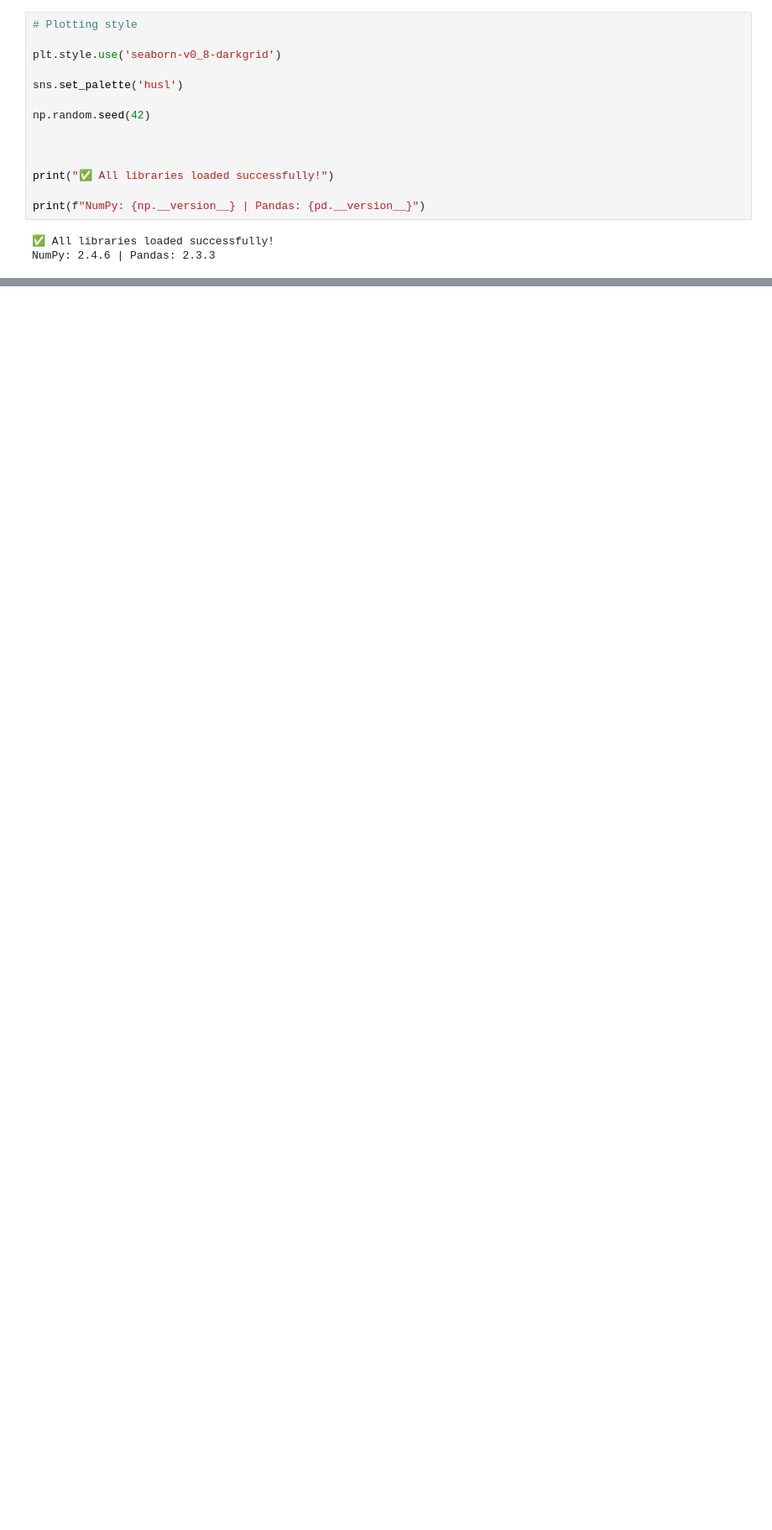
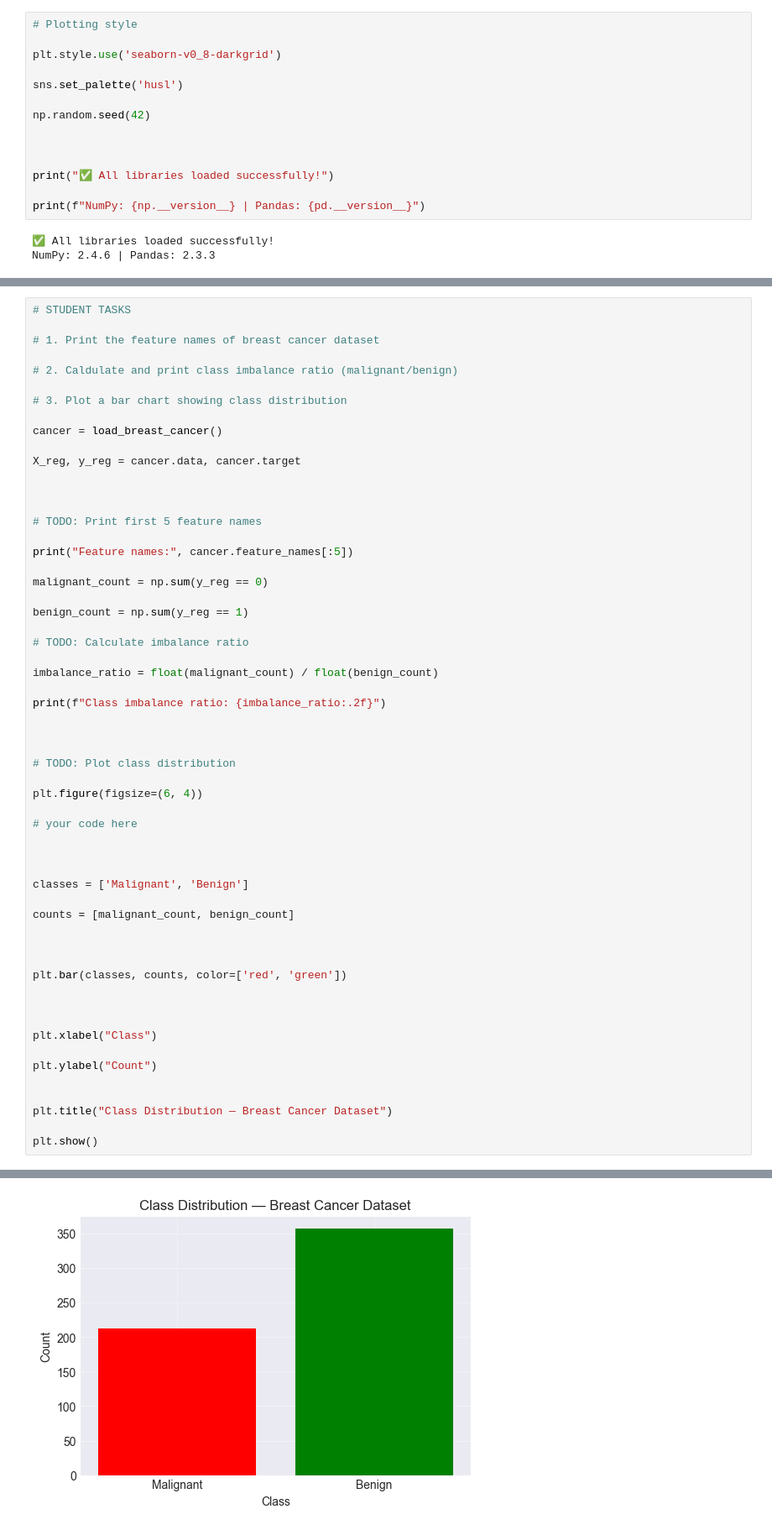
Before and after one commit to induja1702/training_ey, a Jupyter notebook: training_day_2/ml_data_day-2_assesment.ipynb, the cells around one changed output, grey strips where cells are left out. Shown at 84% size. Drawn from its saved outputs; the diff is of its cells as text; blank space fills up the shorter version.

Commit message:
training day 2 assesement 2 tasks

```diff
--- a/training_day_2/ml_data_day-2_assesment.ipynb
+++ b/training_day_2/ml_data_day-2_assesment.ipynb
@@ -99,0 +172,58 @@ NumPy: 2.4.6 | Pandas: 2.3.3
+# %%
+# STUDENT TASKS
+
+# 1. Print the feature names of breast cancer dataset
+
+# 2. Caldulate and print class imbalance ratio (malignant/benign)
+
+# 3. Plot a bar chart showing class distribution
+
+cancer = load_breast_cancer()
+
+X_reg, y_reg = cancer.data, cancer.target
+
+
+
+# TODO: Print first 5 feature names
+
+print("Feature names:", cancer.feature_names[:5])
+
+malignant_count = np.sum(y_reg == 0)
+
+benign_count = np.sum(y_reg == 1)
+
+# TODO: Calculate imbalance ratio
+
+imbalance_ratio = float(malignant_count) / float(benign_count)
+
+print(f"Class imbalance ratio: {imbalance_ratio:.2f}")
+
+
+
+# TODO: Plot class distribution
+
+plt.figure(figsize=(6, 4))
+
+# your code here
+
+
+
+classes = ['Malignant', 'Benign']
+
+counts = [malignant_count, benign_count]
+
+
+
+plt.bar(classes, counts, color=['red', 'green'])
+
+
+
+plt.xlabel("Class")
+
+plt.ylabel("Count")
+
+
+plt.title("Class Distribution — Breast Cancer Dataset")
+
+plt.show()
+# %% [output]
@@ -99,0 +233 @@ NumPy: 2.4.6 | Pandas: 2.3.3
+[figure, added]
```
Also changed, not shown: parts of 5 cells of this notebook.
